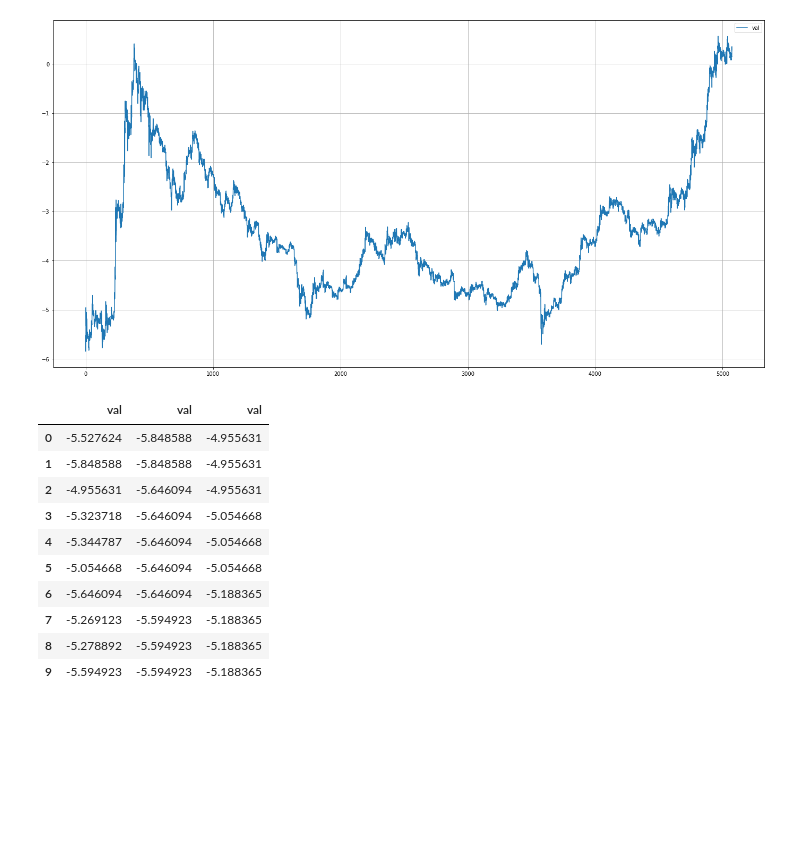
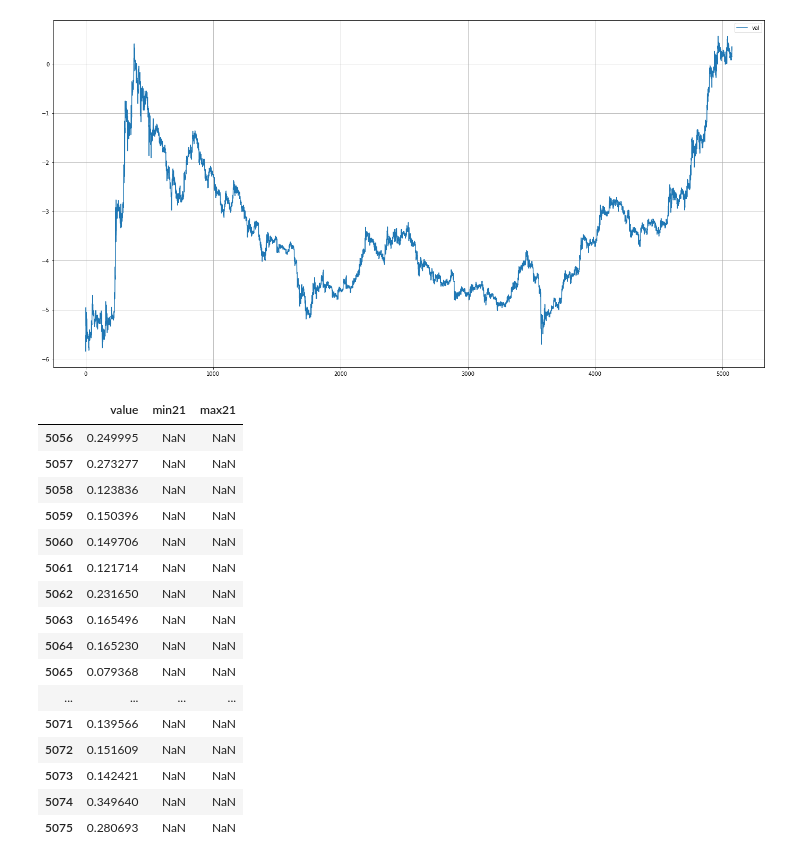
Before and after one commit to rcoborod/colab, a Jupyter notebook: financeTest.ipynb, the cells around one changed output. Cells and saved outputs as stored; diff of their text form; code cells hidden in the pictures; blank space fills up the shorter version.

```diff
--- a/financeTest.ipynb
+++ b/financeTest.ipynb
@@ -104,16 +104,25 @@ kk.plot(figsize=(24,12))
 [figure]
 # %%
 kk.shape[1]
-pd.concat([kk.head(10),kk.rolling(9).min().shift(-8).head(10),kk.rolling(9).max().shift(-8).head(10)],axis=1)
+cosa =pd.concat([kk,kk.rolling(91).min().shift(-90),kk.rolling(91).max().shift(-90)],axis=1)
+pd.concat([kk.head(20),kk.rolling(9).min().shift(-8).head(20),kk.rolling(9).max().shift(-8).head(20)],axis=1)
+cosa.columns=['value','min21','max21']
+cosa.tail(20)
 # %% [output]
-|  | val | val | val |
-| 0 | -5.527624 | -5.848588 | -4.955631 |
-| 1 | -5.848588 | -5.848588 | -4.955631 |
-| 2 | -4.955631 | -5.646094 | -4.955631 |
-| 3 | -5.323718 | -5.646094 | -5.054668 |
-| 4 | -5.344787 | -5.646094 | -5.054668 |
-| 5 | -5.054668 | -5.646094 | -5.054668 |
-| 6 | -5.646094 | -5.646094 | -5.188365 |
-| 7 | -5.269123 | -5.594923 | -5.188365 |
-| 8 | -5.278892 | -5.594923 | -5.188365 |
-| 9 | -5.594923 | -5.594923 | -5.188365 |
+|  | value | min21 | max21 |
+| 5056 | 0.249995 | NaN | NaN |
+| 5057 | 0.273277 | NaN | NaN |
+| 5058 | 0.123836 | NaN | NaN |
+| 5059 | 0.150396 | NaN | NaN |
+| 5060 | 0.149706 | NaN | NaN |
+| 5061 | 0.121714 | NaN | NaN |
+| 5062 | 0.231650 | NaN | NaN |
+| 5063 | 0.165496 | NaN | NaN |
+| 5064 | 0.165230 | NaN | NaN |
+| 5065 | 0.079368 | NaN | NaN |
+| ... | ... | ... | ... |
+| 5071 | 0.139566 | NaN | NaN |
+| 5072 | 0.151609 | NaN | NaN |
+| 5073 | 0.142421 | NaN | NaN |
+| 5074 | 0.349640 | NaN | NaN |
+| 5075 | 0.280693 | NaN | NaN |
```
Also changed, not shown: parts of 1 cell of this notebook.
